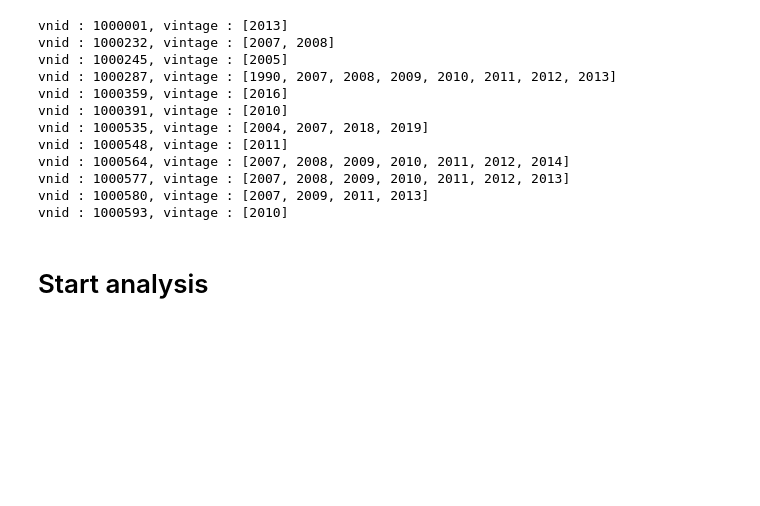
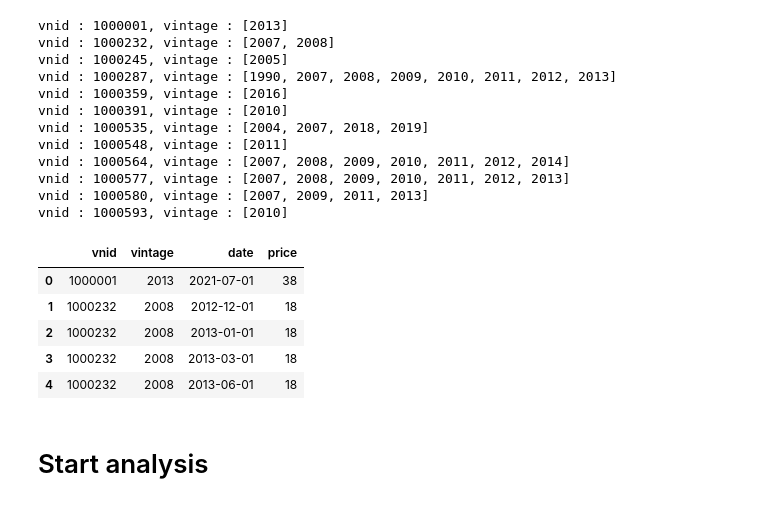
Before and after one commit to neevaiti/wine_analysis, a Jupyter notebook: analysis/analysis.ipynb, the cells around one changed output. Cells and saved outputs as stored; diff of their text form; code cells hidden in the pictures; blank space fills up the shorter version.

```diff
--- a/analysis/analysis.ipynb
+++ b/analysis/analysis.ipynb
@@ -61,6 +61,15 @@ vnid : 1000564, vintage : [2007, 2008, 2009, 2010, 2011, 2012, 2014]
 vnid : 1000577, vintage : [2007, 2008, 2009, 2010, 2011, 2012, 2013]
 vnid : 1000580, vintage : [2007, 2009, 2011, 2013]
 vnid : 1000593, vintage : [2010]
+# %%
+df_new.head()
+# %% [output]
+|  | vnid | vintage | date | price |
+| 0 | 1000001 | 2013 | 2021-07-01 | 38 |
+| 1 | 1000232 | 2008 | 2012-12-01 | 18 |
+| 2 | 1000232 | 2008 | 2013-01-01 | 18 |
+| 3 | 1000232 | 2008 | 2013-03-01 | 18 |
+| 4 | 1000232 | 2008 | 2013-06-01 | 18 |
 # %% [markdown]
 # Start analysis
 # %%
```
Also changed, not shown: parts of 1 cell of this notebook, 14 other files.
